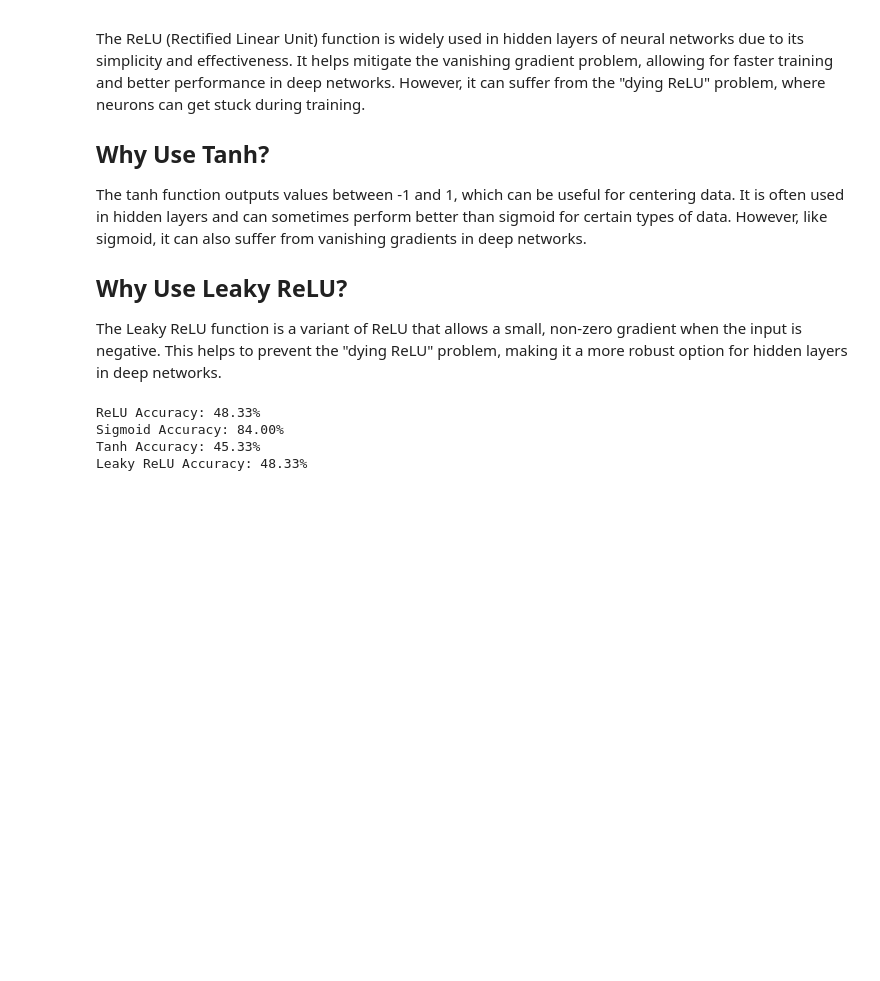
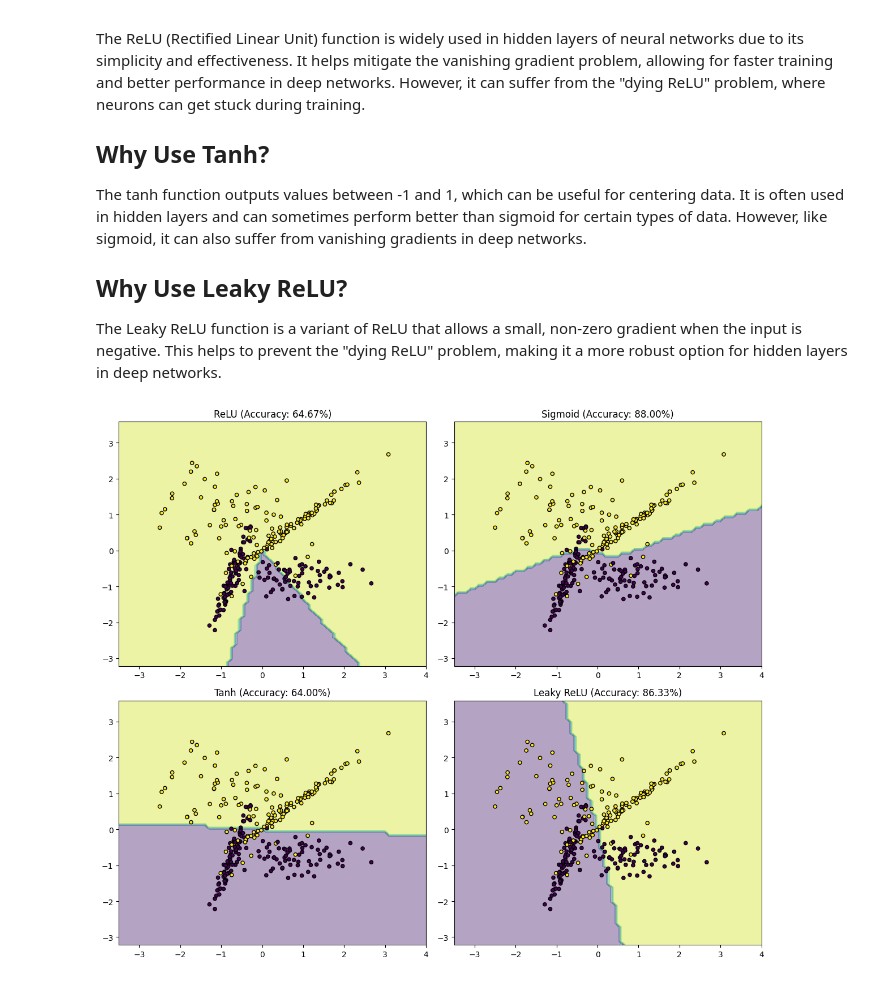
Before and after one commit to PujanMotiwala/the_fun_activations, a Jupyter notebook: examples/comparative_analysis.ipynb, the cells around one changed output. Drawn from its saved outputs; the diff is of its cells as text; code cells hidden in the pictures; blank space fills up the shorter version.

```diff
--- a/examples/comparative_analysis.ipynb
+++ b/examples/comparative_analysis.ipynb
@@ -159,32 +158,51 @@ class SimpleNeuralNetwork:
 # %%
-# Train and evaluate models with different activation functions
-def evaluate_activation_function(activation_fn):
-    nn = SimpleNeuralNetwork(input_dim=20, hidden_dim=10, output_dim=1, activation_fn=activation_fn)
+# Define a function to evaluate models with different activation functions
+def evaluate_activation_function(activation_fn, X_train, y_train, X_test, y_test):
+    nn = SimpleNeuralNetwork(input_dim=2, hidden_dim=10, output_dim=1, activation_fn=activation_fn)
     nn.train(X_train, y_train.reshape(-1, 1), epochs=1000, learning_rate=0.01)
 
     # Evaluate on test data
     predictions = nn.forward(X_test)
     predictions = (predictions > 0.5).astype(int)  # Threshold for binary classification
     accuracy = accuracy_score(y_test, predictions)
     return accuracy
+
+def plot_decision_boundary(model, X, y, ax, title):
+    x_min, x_max = X[:, 0].min() - 1, X[:, 0].max() + 1
+    y_min, y_max = X[:, 1].min() - 1, X[:, 1].max() + 1
+    xx, yy = np.meshgrid(np.arange(x_min, x_max, 0.1),
+                         np.arange(y_min, y_max, 0.1))
+    Z = model.forward(np.c_[xx.ravel(), yy.ravel()])
+    Z = (Z > 0.5).astype(int)  # Threshold for binary classification
+    Z = Z.reshape(xx.shape)
+    ax.contourf(xx, yy, Z, alpha=0.4)
+    ax.scatter(X[:, 0], X[:, 1], c=y, s=20, edgecolor='k')
+    ax.set_title(title)
+    # ax.set_xlabel('Feature 1')
+    # ax.set_ylabel('Feature 2')
+
+# Evaluate and plot decision boundaries
+fig, axes = plt.subplots(2, 2, figsize=(12, 10))
 
 activations = {
     'ReLU': relu,
     'Sigmoid': sigmoid,
     'Tanh': tanh,
     'Leaky ReLU': leaky_relu
 }
 
 results = {}
-for name, fn in activations.items():
-    accuracy = evaluate_activation_function(fn)
+for ax, (name, fn) in zip(axes.flatten(), activations.items()):
+    accuracy = evaluate_activation_function(fn, X_train, y_train, X_test, y_test)
     results[name] = accuracy
-    print(f"{name} Accuracy: {accuracy * 100:.2f}%")
+    nn = SimpleNeuralNetwork(input_dim=2, hidden_dim=10, output_dim=1, activation_fn=fn)
+    nn.train(X_train, y_train.reshape(-1, 1), epochs=1000, learning_rate=0.01)
+    plot_decision_boundary(nn, X_test, y_test, ax, f"{name} (Accuracy: {accuracy*100:.2f}%)")
+
+plt.tight_layout()
+plt.show()
 # %% [output]
-ReLU Accuracy: 48.33%
-Sigmoid Accuracy: 84.00%
-Tanh Accuracy: 45.33%
-Leaky ReLU Accuracy: 48.33%
+[figure, added]
 # %%
 # Plot the results
 names = list(results.keys())
```
Also changed, not shown: parts of 13 cells of this notebook.
